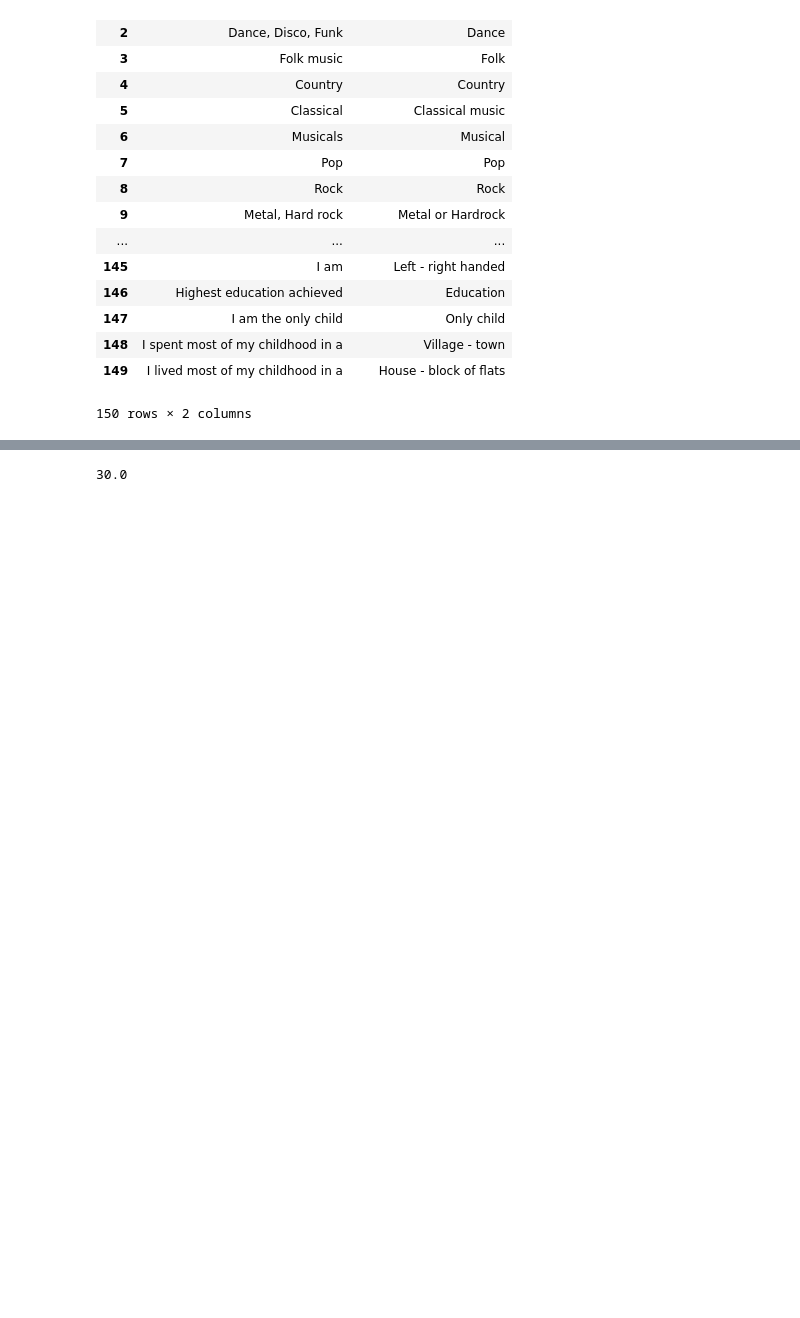
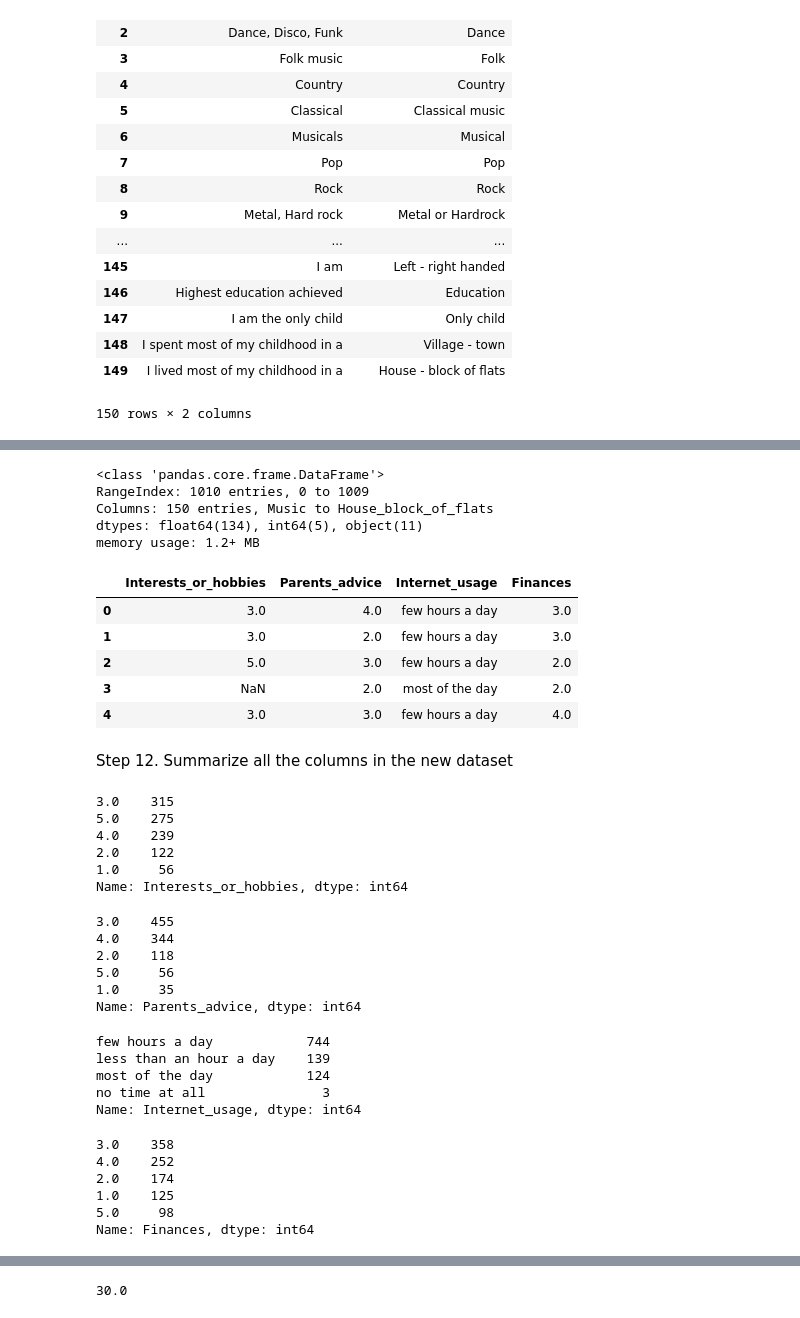
Before and after one commit to xiaoyangliu/Capstone-Avivi, a Jupyter notebook: Ryerson Capstone Project.ipynb, the cells around one changed output, grey strips where cells are left out. Saved outputs shown, nothing was run; the diff lists cells and outputs as text; code cells hidden in the pictures; blank space fills up the shorter version.

```diff
--- a/Ryerson Capstone Project.ipynb
+++ b/Ryerson Capstone Project.ipynb
@@ -56,0 +157,2 @@ col
+# %%
+response.columns = [c.replace("'", '') for c in response.columns]
@@ -56,0 +161,2 @@ col
+# %%
+pd.set_option('display.max_columns', 160)
@@ -56,0 +172,3 @@ col
+# %%
+pd.set_option('display.max_rows', 160)
+col
@@ -56,0 +218,56 @@ col
+# %%
+response.info()
+# %% [output]
+<class 'pandas.core.frame.DataFrame'>
+RangeIndex: 1010 entries, 0 to 1009
+Columns: 150 entries, Music to House_block_of_flats
+dtypes: float64(134), int64(5), object(11)
+memory usage: 1.2+ MB
+# %%
+response_sub = response[['Interests_or_hobbies','Parents_advice','Internet_usage','Finances']]
+# %%
+response_sub.head()
+# %% [output]
+|  | Interests_or_hobbies | Parents_advice | Internet_usage | Finances |
+| 0 | 3.0 | 4.0 | few hours a day | 3.0 |
+| 1 | 3.0 | 2.0 | few hours a day | 3.0 |
+| 2 | 5.0 | 3.0 | few hours a day | 2.0 |
+| 3 | NaN | 2.0 | most of the day | 2.0 |
+| 4 | 3.0 | 3.0 | few hours a day | 4.0 |
+# %% [markdown]
+Step 12. Summarize all the columns in the new dataset
+# %%
+response_sub.Interests_or_hobbies.value_counts()
+# %% [output]
+3.0    315
+5.0    275
+4.0    239
+2.0    122
+1.0     56
+Name: Interests_or_hobbies, dtype: int64
+# %%
+response_sub.Parents_advice.value_counts()
+# %% [output]
+3.0    455
+4.0    344
+2.0    118
+5.0     56
+1.0     35
+Name: Parents_advice, dtype: int64
+# %%
+response_sub.Internet_usage.value_counts()
+# %% [output]
+few hours a day            744
+less than an hour a day    139
+most of the day            124
+no time at all               3
+Name: Internet_usage, dtype: int64
+# %%
+response_sub.Finances.value_counts()
+# %% [output]
+3.0    358
+4.0    252
+2.0    174
+1.0    125
+5.0     98
+Name: Finances, dtype: int64
```
Also changed, not shown: parts of 29 cells of this notebook.
